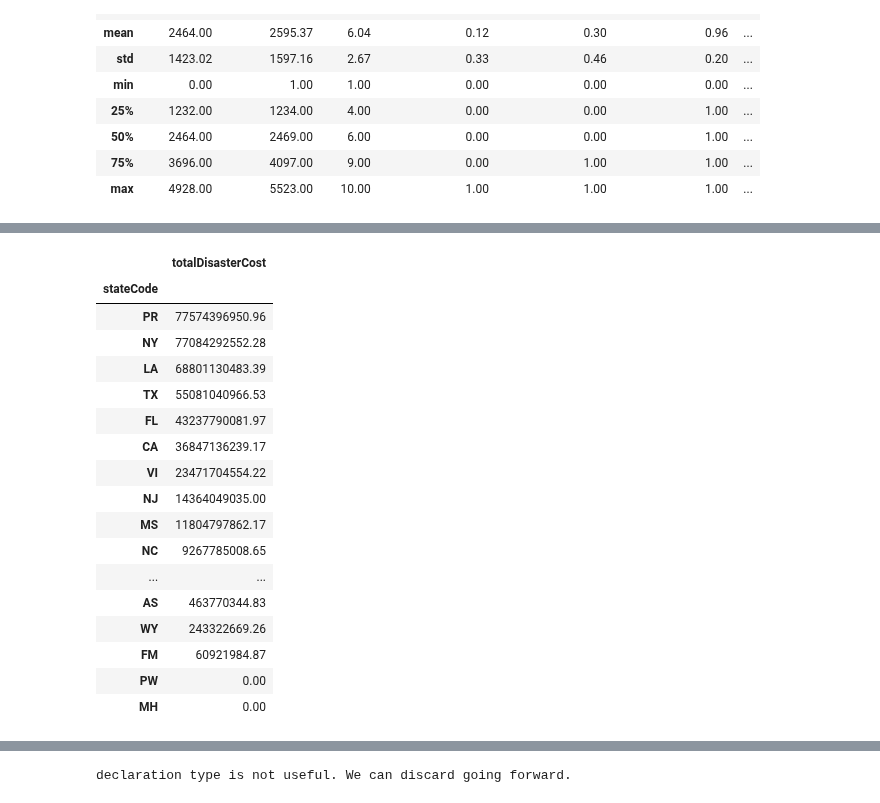
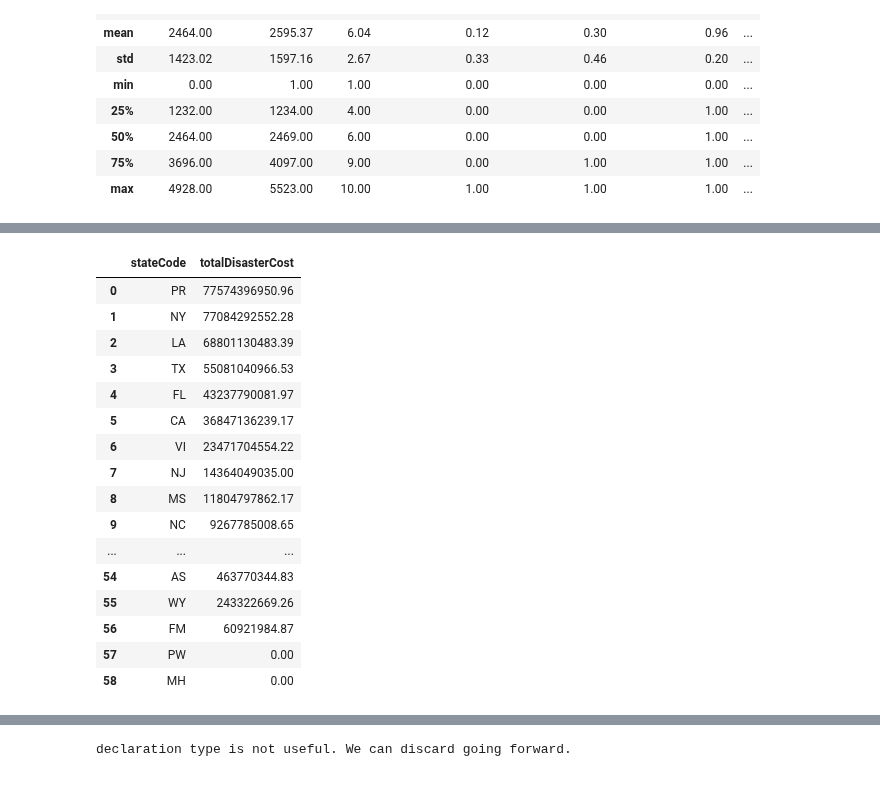
Before and after one commit to mdgarber/FEMADisasterCostForecasting, a Jupyter notebook: femadisastercostforecasting/notebooks/FEMA-EDA.ipynb, the cells around one changed output, grey strips where cells are left out. Saved outputs shown, nothing was run; the diff lists cells and outputs as text; code cells hidden in the pictures.

```diff
--- a/femadisastercostforecasting/notebooks/FEMA-EDA.ipynb
+++ b/femadisastercostforecasting/notebooks/FEMA-EDA.ipynb
@@ -304,23 +303,23 @@ femaDataCleanV2[['region','totalDisasterCost']].groupby(['region']).sum().sort_v
 # %%
 #Totalcost Values for stateCode
-femaDataCleanV2[['stateCode','totalDisasterCost']].groupby(['stateCode']).sum().sort_values('totalDisasterCost', ascending=[False])
+femaStateSumDF = pd.DataFrame(femaDataCleanV2[['stateCode','totalDisasterCost']].groupby(['stateCode']).sum().sort_values('totalDisasterCost', ascending=[False])).reset_index()
+femaStateSumDF
 # %% [output]
-|  | totalDisasterCost |
-| stateCode |  |
-| PR | 77574396950.96 |
-| NY | 77084292552.28 |
-| LA | 68801130483.39 |
-| TX | 55081040966.53 |
-| FL | 43237790081.97 |
-| CA | 36847136239.17 |
-| VI | 23471704554.22 |
-| NJ | 14364049035.00 |
-| MS | 11804797862.17 |
-| NC | 9267785008.65 |
-| ... | ... |
-| AS | 463770344.83 |
-| WY | 243322669.26 |
-| FM | 60921984.87 |
-| PW | 0.00 |
-| MH | 0.00 |
+|  | stateCode | totalDisasterCost |
+| 0 | PR | 77574396950.96 |
+| 1 | NY | 77084292552.28 |
+| 2 | LA | 68801130483.39 |
+| 3 | TX | 55081040966.53 |
+| 4 | FL | 43237790081.97 |
+| 5 | CA | 36847136239.17 |
+| 6 | VI | 23471704554.22 |
+| 7 | NJ | 14364049035.00 |
+| 8 | MS | 11804797862.17 |
+| 9 | NC | 9267785008.65 |
+| ... | ... | ... |
+| 54 | AS | 463770344.83 |
+| 55 | WY | 243322669.26 |
+| 56 | FM | 60921984.87 |
+| 57 | PW | 0.00 |
+| 58 | MH | 0.00 |
 # %%
```
Also changed, not shown: parts of 9 cells of this notebook, 2 other files.
